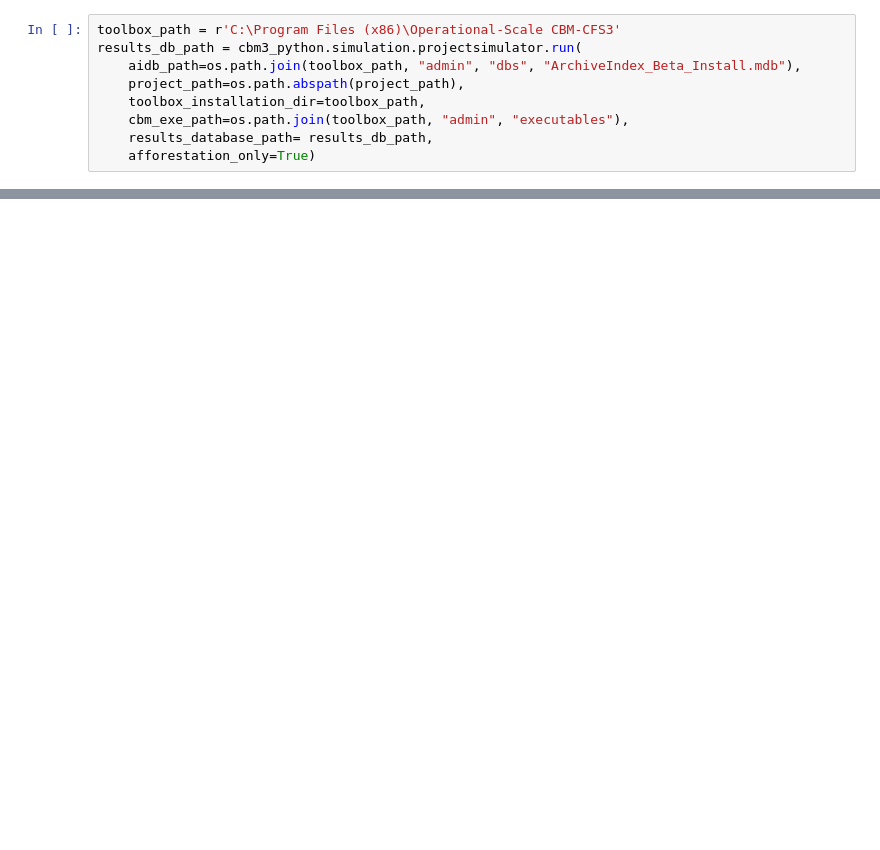
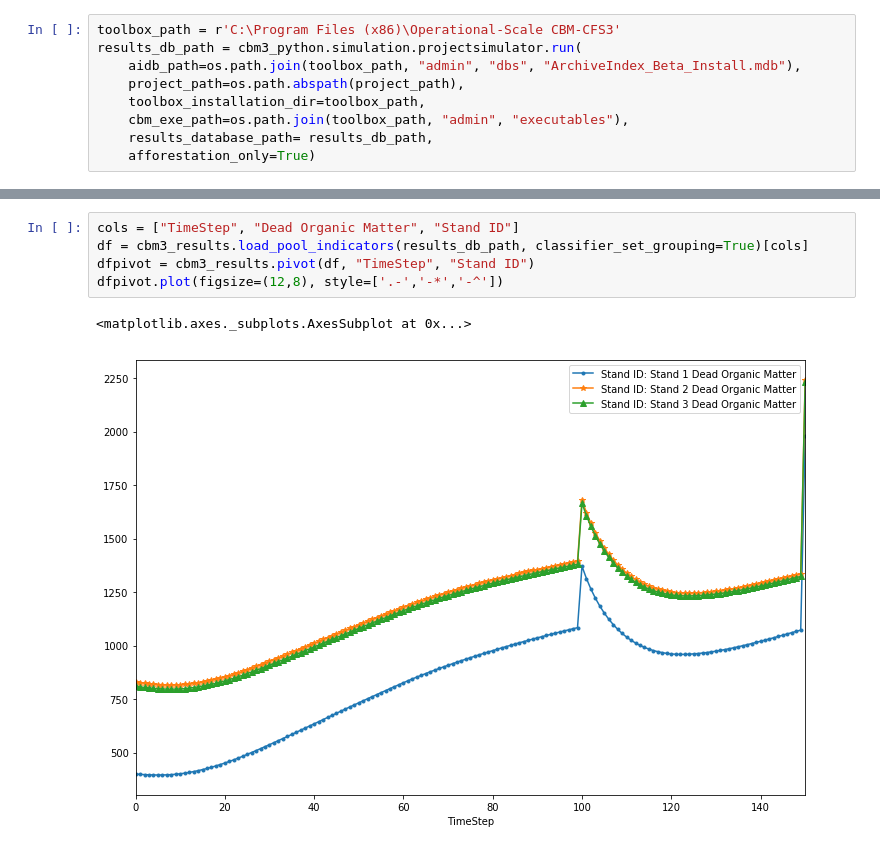
Before and after one commit to cat-cfs/cbm3_scripting_examples, a Jupyter notebook: Tutorial1.ipynb, the cells around one changed output, grey strips where cells are left out. Drawn from its saved outputs; the diff is of its cells as text; blank space fills up the shorter version.

```diff
--- a/Tutorial1.ipynb
+++ b/Tutorial1.ipynb
@@ -141,0 +102,8 @@ dom_by_class.plot(kind='line', figsize=(15,8),
+# %%
+cols = ["TimeStep", "Dead Organic Matter", "Stand ID"]
+df = cbm3_results.load_pool_indicators(results_db_path, classifier_set_grouping=True)[cols]
+dfpivot = cbm3_results.pivot(df, "TimeStep", "Stand ID")
+dfpivot.plot(figsize=(12,8), style=['.-','-*','-^'])
+# %% [output]
+<matplotlib.axes._subplots.AxesSubplot at 0x...>
+[figure, added]
```
Also changed, not shown: parts of 12 cells of this notebook.
